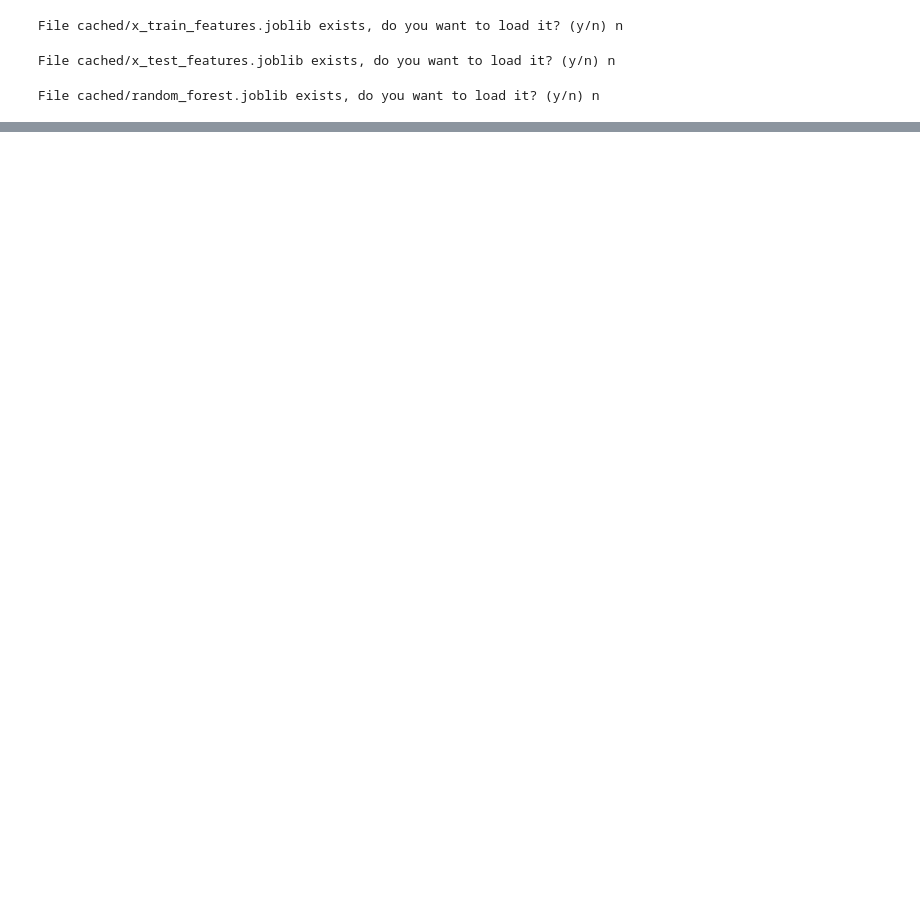
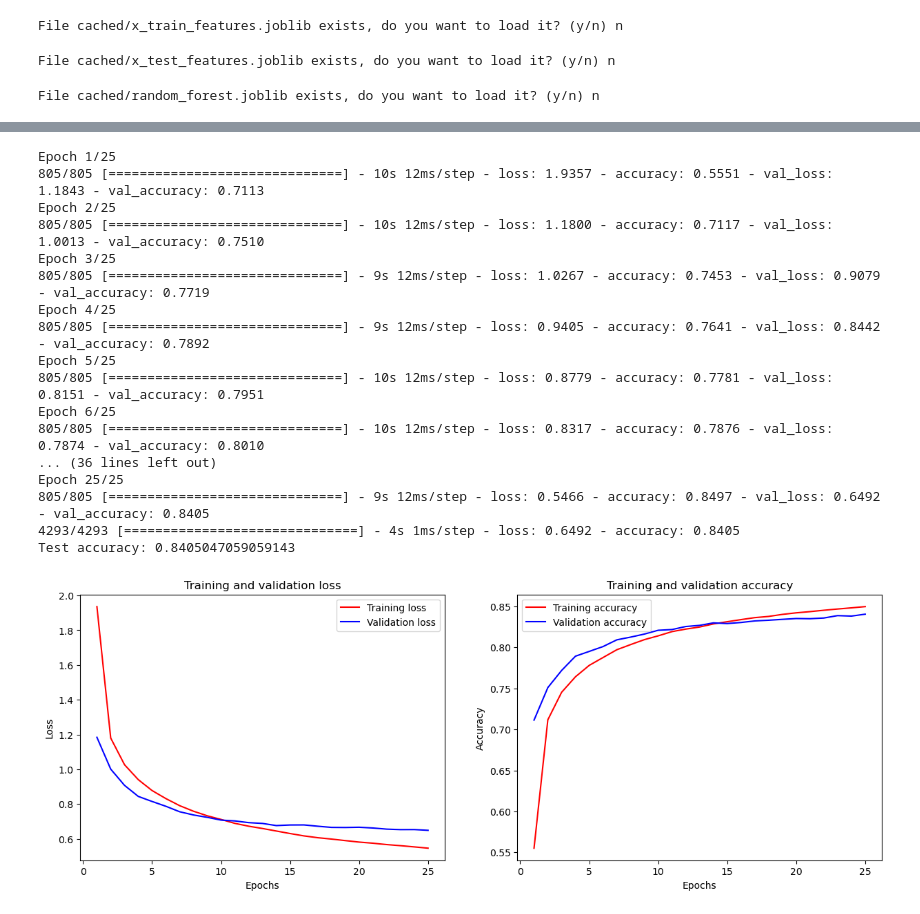
Before and after one commit to rureirureirurei/cat, a Jupyter notebook: overview.ipynb, the cells around one changed output, grey strips where cells are left out. Cells and saved outputs as stored; diff of their text form; code cells hidden in the pictures; blank space fills up the shorter version.

```diff
--- a/overview.ipynb
+++ b/overview.ipynb
@@ -106,37 +111,36 @@ Parse data and extract features
 Data can be saved or loaded from the "./cached/x_train_features.joblib"
 Please note that running the extractor will override existing save.
 
+Set sample_size to smaller numbers (1e3-1e4) for testing
+
 """
 
 x_train_features, loaded = load_cached('x_train_features')
 
 if not loaded:
-    x_train_features = features_from_raw(x_train_raw, sample_size=5000)
+    x_train_features = features_from_raw(x_train_raw, sample_size=-1)
     save_cached('x_train_features', x_train_features)
 
 x_test_features, loaded = load_cached('x_test_features')
 
 if not loaded:
-    x_test_features = features_from_raw(x_test_raw, sample_size=1000)
+    x_test_features = features_from_raw(x_test_raw, sample_size=-1)
     save_cached('x_test_features', x_test_features)
 # %% [output]
 File cached/x_train_features.joblib exists, do you want to load it? (y/n) n
 File cached/x_test_features.joblib exists, do you want to load it? (y/n) n
 # %%
 """
-Train model
+Train model (1) Random Forest
 
 Model can be saved or loaded from the  "./cached/RandomForest.joblib"
-Please note that running the extractor will eventually override existing save.
-
-TODO research optimal number of trees in a forest
-TODO a lot of graphs wtf no graphs
+Please note that retraining the model will  override existing save.
 
 """
 
 random_forest, loaded = load_cached('random_forest')
 if not loaded:
-    random_forest = RandomForestClassifier(n_estimators=100, random_state=0)
+    random_forest = RandomForestClassifier(n_estimators=10, random_state=0)
     random_forest.fit(x_train_features, y_train[:x_train_features.shape[0]])
     save_cached('random_forest', random_forest)
 
@@ -194,2 +254,60 @@ Test accuracy: 0.635
+# %%
+"""
+Train model (2) Neural Network
+
+TODO Model can be saved or loaded from the  "./cached/nn2.joblib"
+Please note that running the training will override existing save.
+
+"""
+
+# Get numeric encoding for target vectors
+y_train_numeric = np.array([cats[y] for y in y_train])
+y_test_numeric = np.array([cats[y] for y in y_test])
+
+# Load data
+y_train_categorical = keras.utils.to_categorical(y_train_numeric[:x_train_features.shape[0]], 78)
+y_test_categorical = keras.utils.to_categorical(y_test_numeric[:x_test_features.shape[0]], 78)
+
+# Build the model
+model = keras.Sequential([
+    keras.layers.Dense(500, activation='relu', input_shape=(x_train_features.shape[1],)),
+    keras.layers.Dropout(0.3),
+    keras.layers.Dense(500, activation='relu'),
+    keras.layers.Dropout(0.3),
+    keras.layers.Dense(78, activation='softmax')
+])
+
+# Compile the model
+model.compile(optimizer='adam',
+              loss='categorical_crossentropy',
+              metrics=['accuracy'])
+
+# Train the model
+history = model.fit(x_train_features, y_train_categorical, epochs=25, batch_size=512, verbose=1,
+                    validation_data=(x_test_features, y_test_categorical))
+
+# Evaluate the model on test data
+test_loss, test_acc = model.evaluate(x_test_features, y_test_categorical)
+print('Test accuracy:', test_acc)
+plot_history(history)
+# %% [output]
+Epoch 1/25
+805/805 [==============================] - 10s 12ms/step - loss: 1.9357 - accuracy: 0.5551 - val_loss: 1.1843 - val_accuracy: 0.7113
+Epoch 2/25
+805/805 [==============================] - 10s 12ms/step - loss: 1.1800 - accuracy: 0.7117 - val_loss: 1.0013 - val_accuracy: 0.7510
+Epoch 3/25
+805/805 [==============================] - 9s 12ms/step - loss: 1.0267 - accuracy: 0.7453 - val_loss: 0.9079 - val_accuracy: 0.7719
+Epoch 4/25
+805/805 [==============================] - 9s 12ms/step - loss: 0.9405 - accuracy: 0.7641 - val_loss: 0.8442 - val_accuracy: 0.7892
+Epoch 5/25
+805/805 [==============================] - 10s 12ms/step - loss: 0.8779 - accuracy: 0.7781 - val_loss: 0.8151 - val_accuracy: 0.7951
+Epoch 6/25
+805/805 [==============================] - 10s 12ms/step - loss: 0.8317 - accuracy: 0.7876 - val_loss: 0.7874 - val_accuracy: 0.8010
+... (36 lines left out)
+Epoch 25/25
+805/805 [==============================] - 9s 12ms/step - loss: 0.5466 - accuracy: 0.8497 - val_loss: 0.6492 - val_accuracy: 0.8405
+4293/4293 [==============================] - 4s 1ms/step - loss: 0.6492 - accuracy: 0.8405
+Test accuracy: 0.8405047059059143
+[figure, added]
 # %%
 """
```
Also changed, not shown: parts of 10 cells of this notebook.
